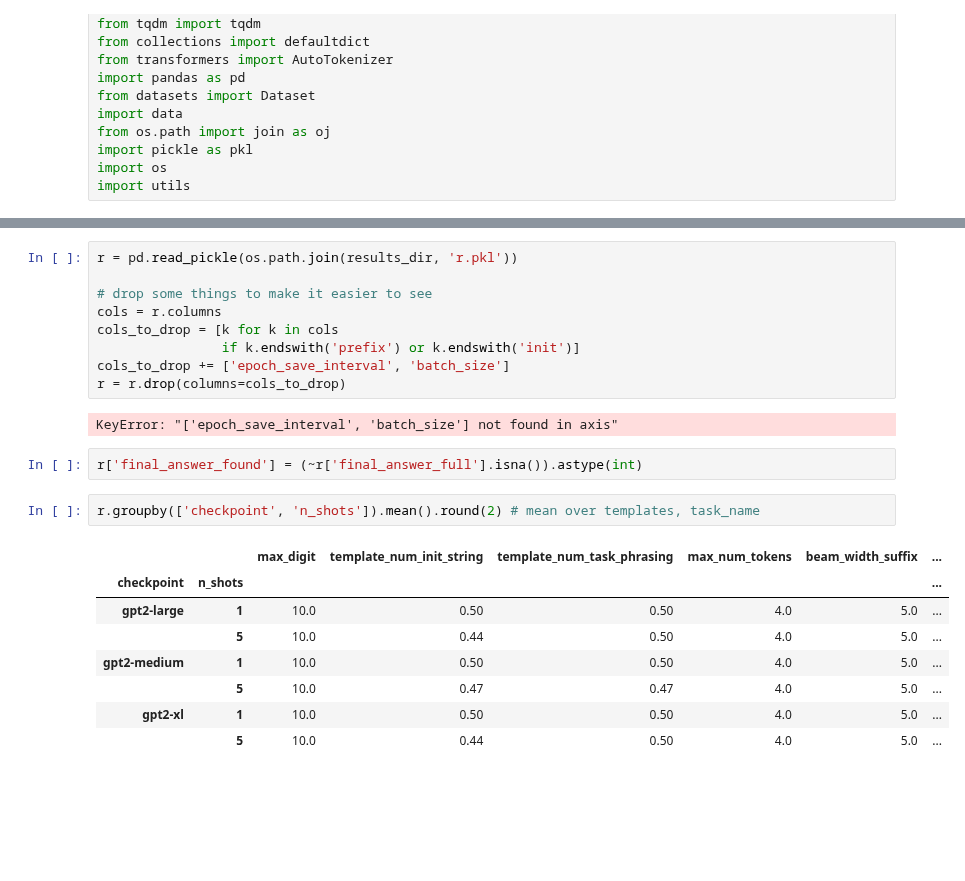
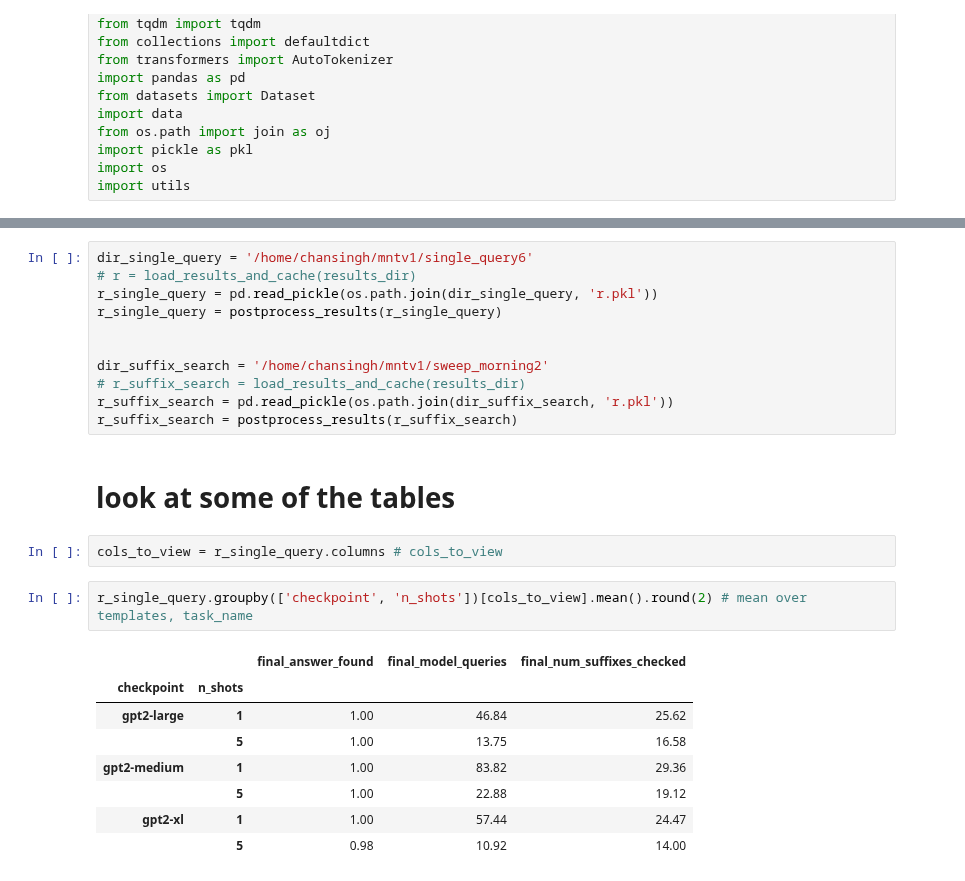
Before and after one commit to csinva/iprompt, a Jupyter notebook: 02_analyze_suffix.ipynb, the cells around one changed output, grey strips where cells are left out. Saved outputs shown, nothing was run; the diff lists cells and outputs as text; blank space fills up the shorter version.

```diff
--- a/02_analyze_suffix.ipynb
+++ b/02_analyze_suffix.ipynb
@@ -40,25 +61,27 @@ r.to_pickle(os.path.join(results_dir, 'r.pkl'))
-# %%
-r = pd.read_pickle(os.path.join(results_dir, 'r.pkl'))
-
-# drop some things to make it easier to see
-cols = r.columns
-cols_to_drop = [k for k in cols
-                if k.endswith('prefix') or k.endswith('init')]
-cols_to_drop += ['epoch_save_interval', 'batch_size']
-r = r.drop(columns=cols_to_drop)
-# %% [output]
-KeyError: "['epoch_save_interval', 'batch_size'] not found in axis"
-# %%
-r['final_answer_found'] = (~r['final_answer_full'].isna()).astype(int)
+# %%
+dir_single_query = '/home/chansingh/mntv1/single_query6'
+# r = load_results_and_cache(results_dir)
+r_single_query = pd.read_pickle(os.path.join(dir_single_query, 'r.pkl'))
+r_single_query = postprocess_results(r_single_query)
+
+
+dir_suffix_search = '/home/chansingh/mntv1/sweep_morning2'
+# r_suffix_search = load_results_and_cache(results_dir)
+r_suffix_search = pd.read_pickle(os.path.join(dir_suffix_search, 'r.pkl'))
+r_suffix_search = postprocess_results(r_suffix_search)
+# %% [markdown]
+# look at some of the tables
+# %%
+cols_to_view = r_single_query.columns # cols_to_view
 # %%
-r.groupby(['checkpoint', 'n_shots']).mean().round(2) # mean over templates, task_name
+r_single_query.groupby(['checkpoint', 'n_shots'])[cols_to_view].mean().round(2) # mean over templates, task_name
 # %% [output]
-|  |  | max_digit | template_num_init_string | template_num_task_phrasing | max_num_tokens | beam_width_suffix | ... |
-| checkpoint | n_shots |  |  |  |  |  | ... |
-| gpt2-large | 1 | 10.0 | 0.50 | 0.50 | 4.0 | 5.0 | ... |
-|  | 5 | 10.0 | 0.44 | 0.50 | 4.0 | 5.0 | ... |
-| gpt2-medium | 1 | 10.0 | 0.50 | 0.50 | 4.0 | 5.0 | ... |
-|  | 5 | 10.0 | 0.47 | 0.47 | 4.0 | 5.0 | ... |
-| gpt2-xl | 1 | 10.0 | 0.50 | 0.50 | 4.0 | 5.0 | ... |
-|  | 5 | 10.0 | 0.44 | 0.50 | 4.0 | 5.0 | ... |
+|  |  | final_answer_found | final_model_queries | final_num_suffixes_checked |
+| checkpoint | n_shots |  |  |  |
+| gpt2-large | 1 | 1.00 | 46.84 | 25.62 |
+|  | 5 | 1.00 | 13.75 | 16.58 |
+| gpt2-medium | 1 | 1.00 | 83.82 | 29.36 |
+|  | 5 | 1.00 | 22.88 | 19.12 |
+| gpt2-xl | 1 | 1.00 | 57.44 | 24.47 |
+|  | 5 | 0.98 | 10.92 | 14.00 |
 # %%
```
Also changed, not shown: parts of 15 cells of this notebook, 1 other file.
